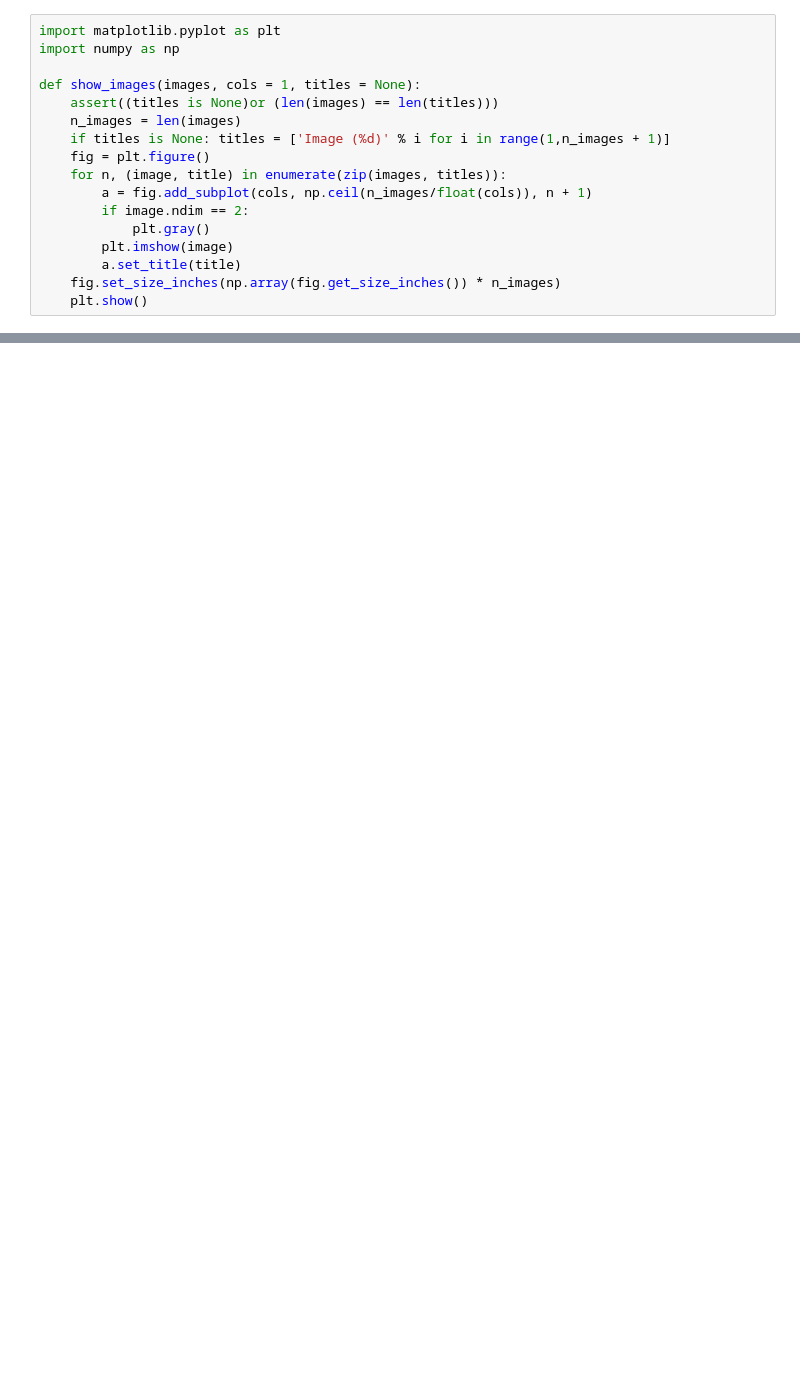
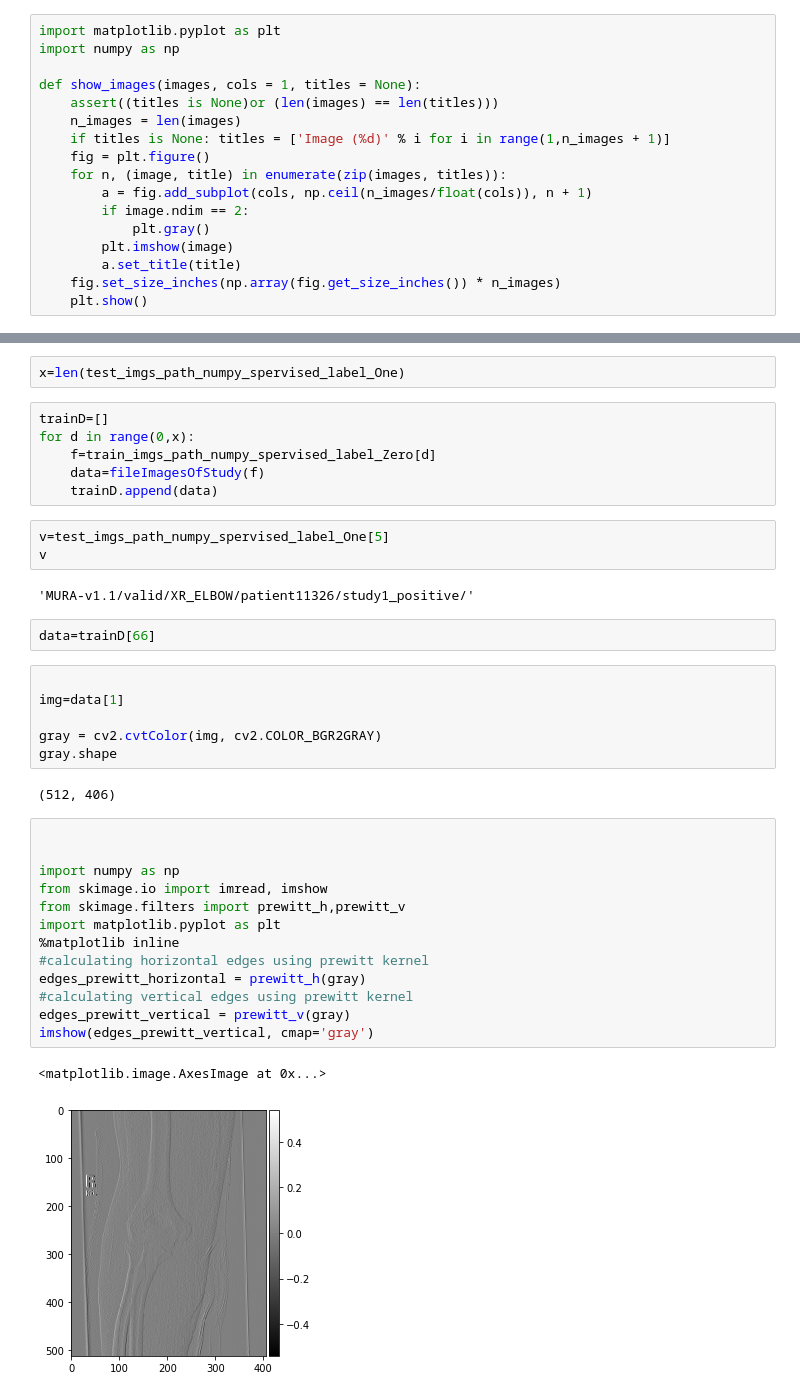
Before and after one commit to amikha33/MURA, a Jupyter notebook: X-Ray.ipynb, the cells around one changed output, grey strips where cells are left out. Drawn from its saved outputs; the diff is of its cells as text; blank space fills up the shorter version.

```diff
--- a/X-Ray.ipynb
+++ b/X-Ray.ipynb
@@ -115,0 +98,39 @@ show_images(data)
+# %%
+x=len(test_imgs_path_numpy_spervised_label_One)
+# %%
+trainD=[]
+for d in range(0,x):
+    f=train_imgs_path_numpy_spervised_label_Zero[d]
+    data=fileImagesOfStudy(f)
+    trainD.append(data)
+# %%
+v=test_imgs_path_numpy_spervised_label_One[5]
+v
+# %% [output]
+'MURA-v1.1/valid/XR_ELBOW/patient11326/study1_positive/'
+# %%
+data=trainD[66]
+# %%
+
+img=data[1]
+
+gray = cv2.cvtColor(img, cv2.COLOR_BGR2GRAY)
+gray.shape
+# %% [output]
+(512, 406)
+# %%
+
+
+import numpy as np
+from skimage.io import imread, imshow
+from skimage.filters import prewitt_h,prewitt_v
+import matplotlib.pyplot as plt
+%matplotlib inline
+#calculating horizontal edges using prewitt kernel
+edges_prewitt_horizontal = prewitt_h(gray)
+#calculating vertical edges using prewitt kernel
+edges_prewitt_vertical = prewitt_v(gray)
+imshow(edges_prewitt_vertical, cmap='gray')
+# %% [output]
+<matplotlib.image.AxesImage at 0x...>
+[figure, added]
```
Also changed, not shown: parts of 25 cells of this notebook.
